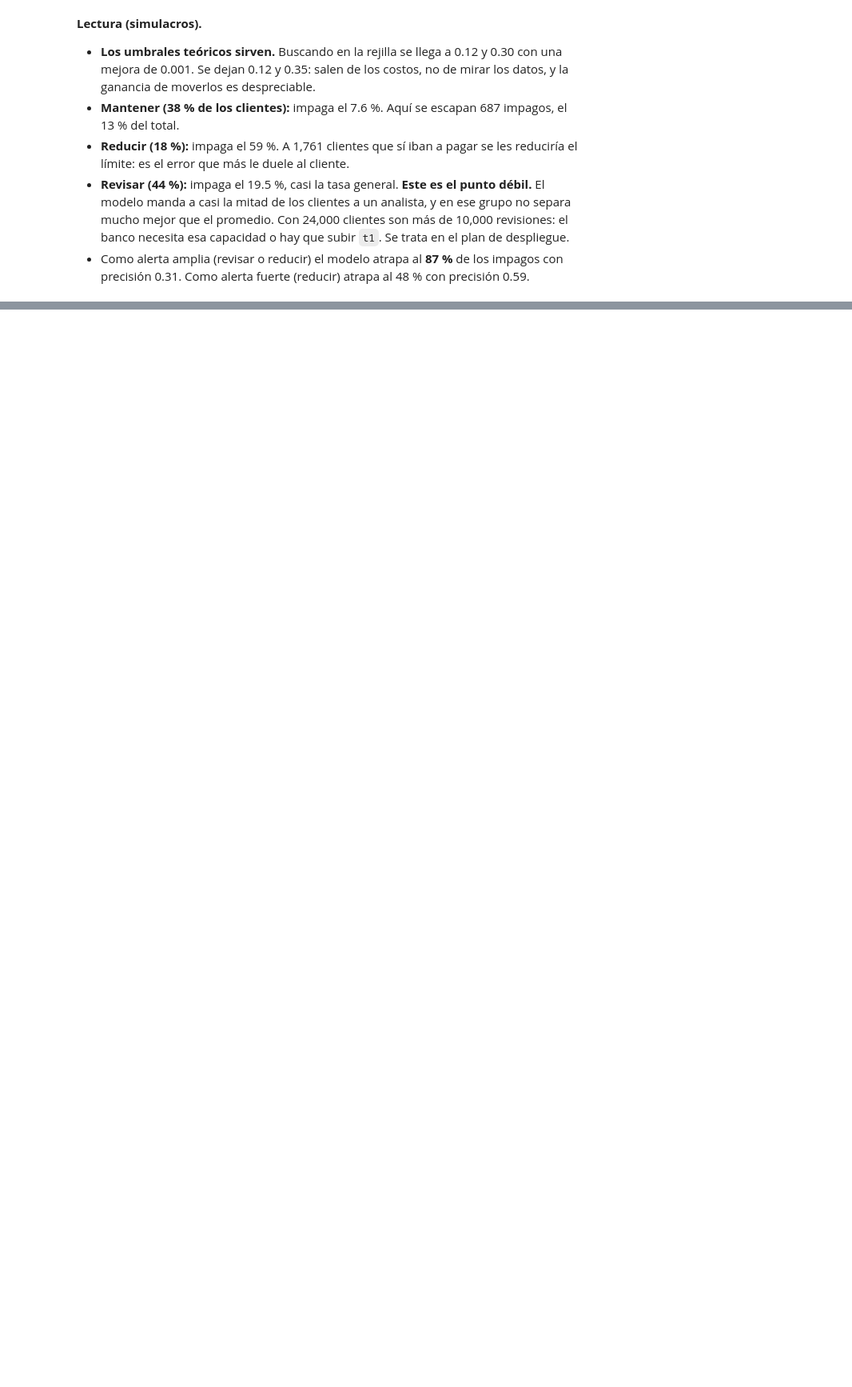
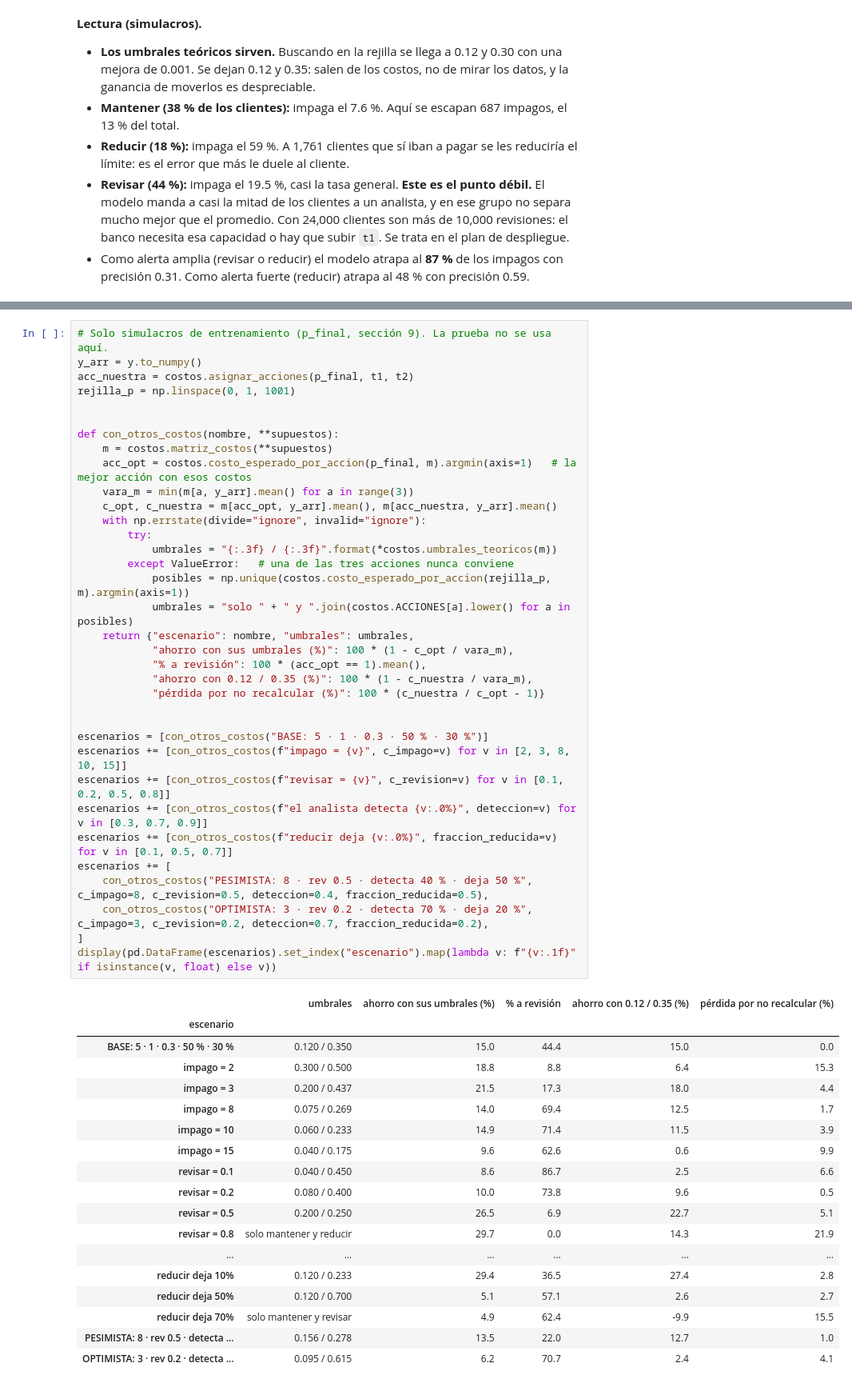
Before and after one commit to MrCifristo/proyecto-final-cd, a Jupyter notebook: notebooks/02_modelado.ipynb, the cells around one changed output, grey strips where cells are left out. Shown at 80% size. Cells and saved outputs as stored; diff of their text form; blank space fills up the shorter version.

```diff
--- a/notebooks/02_modelado.ipynb
+++ b/notebooks/02_modelado.ipynb
@@ -624,0 +647,54 @@ vez**, reporta el costo, la matriz de 3 acciones, precisión y recall, y busca d
+# %%
+# Solo simulacros de entrenamiento (p_final, sección 9). La prueba no se usa aquí.
+y_arr = y.to_numpy()
+acc_nuestra = costos.asignar_acciones(p_final, t1, t2)
+rejilla_p = np.linspace(0, 1, 1001)
+
+
+def con_otros_costos(nombre, **supuestos):
+    m = costos.matriz_costos(**supuestos)
+    acc_opt = costos.costo_esperado_por_accion(p_final, m).argmin(axis=1)   # la mejor acción con esos costos
+    vara_m = min(m[a, y_arr].mean() for a in range(3))
+    c_opt, c_nuestra = m[acc_opt, y_arr].mean(), m[acc_nuestra, y_arr].mean()
+    with np.errstate(divide="ignore", invalid="ignore"):
+        try:
+            umbrales = "{:.3f} / {:.3f}".format(*costos.umbrales_teoricos(m))
+        except ValueError:   # una de las tres acciones nunca conviene
+            posibles = np.unique(costos.costo_esperado_por_accion(rejilla_p, m).argmin(axis=1))
+            umbrales = "solo " + " y ".join(costos.ACCIONES[a].lower() for a in posibles)
+    return {"escenario": nombre, "umbrales": umbrales,
+            "ahorro con sus umbrales (%)": 100 * (1 - c_opt / vara_m),
+            "% a revisión": 100 * (acc_opt == 1).mean(),
+            "ahorro con 0.12 / 0.35 (%)": 100 * (1 - c_nuestra / vara_m),
+            "pérdida por no recalcular (%)": 100 * (c_nuestra / c_opt - 1)}
+
+
+escenarios = [con_otros_costos("BASE: 5 · 1 · 0.3 · 50 % · 30 %")]
+escenarios += [con_otros_costos(f"impago = {v}", c_impago=v) for v in [2, 3, 8, 10, 15]]
+escenarios += [con_otros_costos(f"revisar = {v}", c_revision=v) for v in [0.1, 0.2, 0.5, 0.8]]
+escenarios += [con_otros_costos(f"el analista detecta {v:.0%}", deteccion=v) for v in [0.3, 0.7, 0.9]]
+escenarios += [con_otros_costos(f"reducir deja {v:.0%}", fraccion_reducida=v) for v in [0.1, 0.5, 0.7]]
+escenarios += [
+    con_otros_costos("PESIMISTA: 8 · rev 0.5 · detecta 40 % · deja 50 %", c_impago=8, c_revision=0.5, deteccion=0.4, fraccion_reducida=0.5),
+    con_otros_costos("OPTIMISTA: 3 · rev 0.2 · detecta 70 % · deja 20 %", c_impago=3, c_revision=0.2, deteccion=0.7, fraccion_reducida=0.2),
+]
+display(pd.DataFrame(escenarios).set_index("escenario").map(lambda v: f"{v:.1f}" if isinstance(v, float) else v))
+# %% [output]
+|  | umbrales | ahorro con sus umbrales (%) | % a revisión | ahorro con 0.12 / 0.35 (%) | pérdida por no recalcular (%) |
+| escenario |  |  |  |  |  |
+| BASE: 5 · 1 · 0.3 · 50 % · 30 % | 0.120 / 0.350 | 15.0 | 44.4 | 15.0 | 0.0 |
+| impago = 2 | 0.300 / 0.500 | 18.8 | 8.8 | 6.4 | 15.3 |
+| impago = 3 | 0.200 / 0.437 | 21.5 | 17.3 | 18.0 | 4.4 |
+| impago = 8 | 0.075 / 0.269 | 14.0 | 69.4 | 12.5 | 1.7 |
+| impago = 10 | 0.060 / 0.233 | 14.9 | 71.4 | 11.5 | 3.9 |
+| impago = 15 | 0.040 / 0.175 | 9.6 | 62.6 | 0.6 | 9.9 |
+| revisar = 0.1 | 0.040 / 0.450 | 8.6 | 86.7 | 2.5 | 6.6 |
+| revisar = 0.2 | 0.080 / 0.400 | 10.0 | 73.8 | 9.6 | 0.5 |
+| revisar = 0.5 | 0.200 / 0.250 | 26.5 | 6.9 | 22.7 | 5.1 |
+| revisar = 0.8 | solo mantener y reducir | 29.7 | 0.0 | 14.3 | 21.9 |
+| ... | ... | ... | ... | ... | ... |
+| reducir deja 10% | 0.120 / 0.233 | 29.4 | 36.5 | 27.4 | 2.8 |
+| reducir deja 50% | 0.120 / 0.700 | 5.1 | 57.1 | 2.6 | 2.7 |
+| reducir deja 70% | solo mantener y revisar | 4.9 | 62.4 | -9.9 | 15.5 |
+| PESIMISTA: 8 · rev 0.5 · detecta ... | 0.156 / 0.278 | 13.5 | 22.0 | 12.7 | 1.0 |
+| OPTIMISTA: 3 · rev 0.2 · detecta ... | 0.095 / 0.615 | 6.2 | 70.7 | 2.4 | 4.1 |
```
Also changed, not shown: parts of 5 cells of this notebook, 4 other files.
